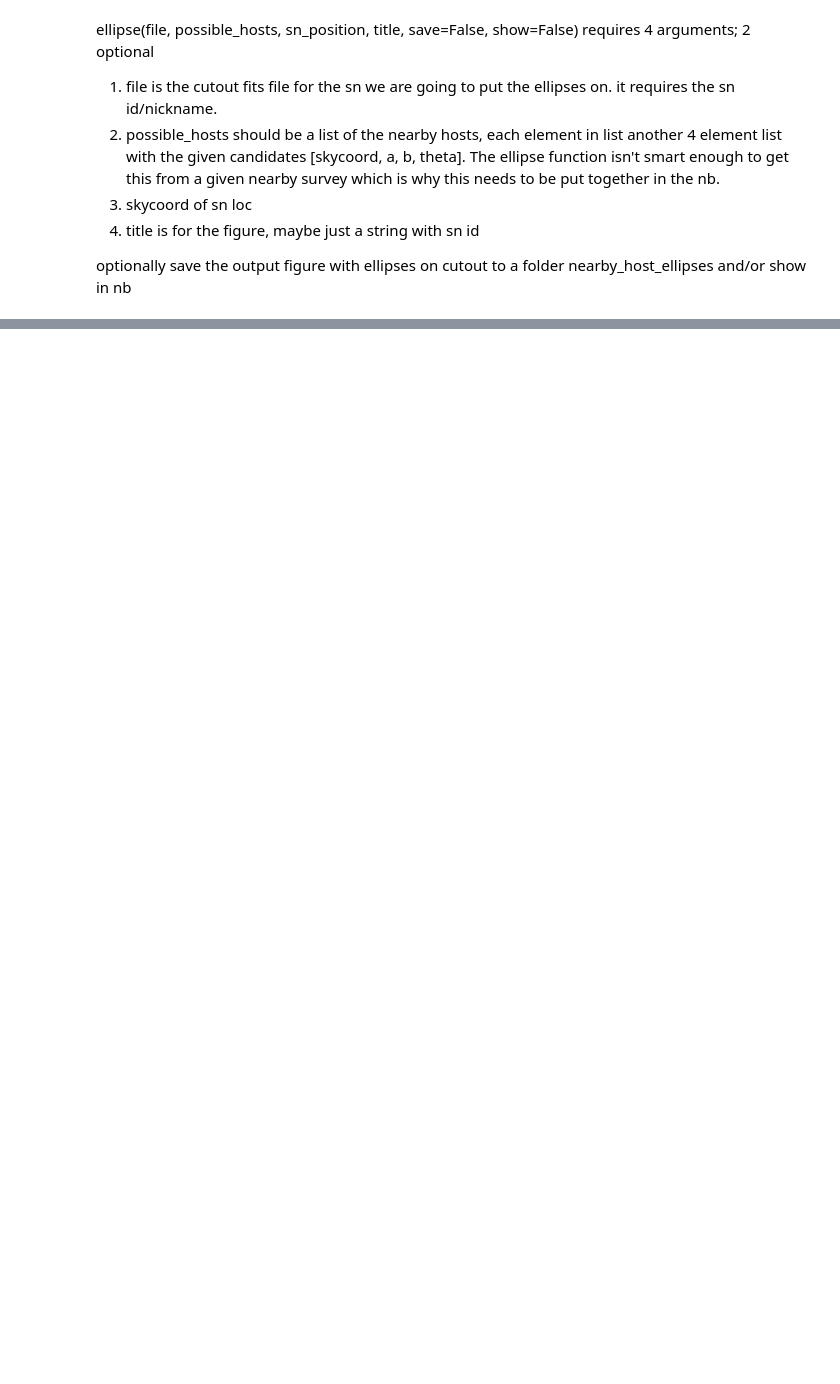
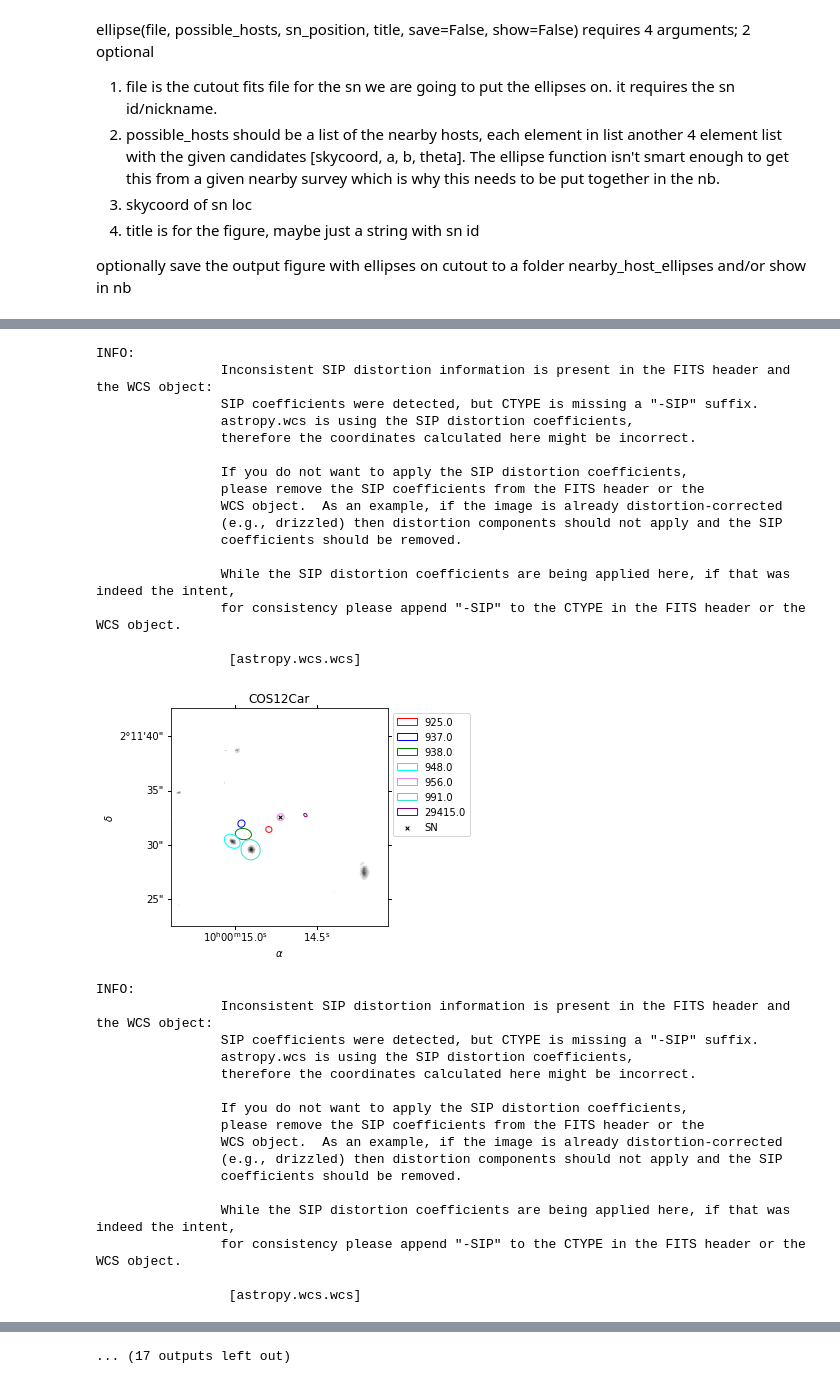
Before and after one commit to koconnor4/galaxy_catalogs, a Jupyter notebook: visualize_hosts/host_ell.ipynb, the cells around one changed output, grey strips where cells are left out. Drawn from its saved outputs; the diff is of its cells as text; code cells hidden in the pictures; blank space fills up the shorter version.

```diff
--- a/visualize_hosts/host_ell.ipynb
+++ b/visualize_hosts/host_ell.ipynb
@@ -235,0 +300,60 @@ for nick in nicks:
+# %%
+for i in range(len(candels_SNs)):
+    # the SN nickname
+    nick = nicks[i]
+    # the SN skycoord location
+    sn_loc = sn_coords[i]
+
+    # the nearby to the SN
+    nearby = nearbys[i]
+    # getting list of the ids, elliptical parameters for each nearby for this SN
+    ids = [i for i in nearby.mass[nearby.ids]]
+    nearby_coords = [i for i in nearby.gal_skycoords()]
+    a_ellipse = [np.float(i) for i in nearby.photom[nearby.a_ellip]]
+    b_ellipse = [np.float(i) for i in nearby.photom[nearby.b_ellip]]
+    theta_ellipse = [np.float(i) for i in nearby.photom[nearby.theta_ellip]]
+
+
+    # 5 element list, each element another x element list for a given SN with the x candidate parameters.
+    possible_hosts = [nearby_coords, a_ellipse, b_ellipse, theta_ellipse,ids]
+
+    # the ellipse 2nd argument wants a list with the x candidate parameters all together
+    # ie not [[all coords], [all a], [all b], [all theta]] rather [[coords,a,b,theta],...]
+    possible_hosts = list(zip(possible_hosts[0],possible_hosts[1],possible_hosts[2],possible_hosts[3],possible_hosts[4]))
+
+    #print(possible_hosts)
+    ellipse(nick.lower()+'.fits',possible_hosts,sn_loc,title=nick,save=False,show=True)
+# %% [output]
+INFO:
+                Inconsistent SIP distortion information is present in the FITS header and the WCS object:
+                SIP coefficients were detected, but CTYPE is missing a "-SIP" suffix.
+                astropy.wcs is using the SIP distortion coefficients,
+                therefore the coordinates calculated here might be incorrect.
+
+                If you do not want to apply the SIP distortion coefficients,
+                please remove the SIP coefficients from the FITS header or the
+                WCS object.  As an example, if the image is already distortion-corrected
+                (e.g., drizzled) then distortion components should not apply and the SIP
+                coefficients should be removed.
+
+                While the SIP distortion coefficients are being applied here, if that was indeed the intent,
+                for consistency please append "-SIP" to the CTYPE in the FITS header or the WCS object.
+
+                 [astropy.wcs.wcs]
+[figure, added]
+INFO:
+                Inconsistent SIP distortion information is present in the FITS header and the WCS object:
+                SIP coefficients were detected, but CTYPE is missing a "-SIP" suffix.
+                astropy.wcs is using the SIP distortion coefficients,
+                therefore the coordinates calculated here might be incorrect.
+
+                If you do not want to apply the SIP distortion coefficients,
+                please remove the SIP coefficients from the FITS header or the
+                WCS object.  As an example, if the image is already distortion-corrected
+                (e.g., drizzled) then distortion components should not apply and the SIP
+                coefficients should be removed.
+
+                While the SIP distortion coefficients are being applied here, if that was indeed the intent,
+                for consistency please append "-SIP" to the CTYPE in the FITS header or the WCS object.
+
+                 [astropy.wcs.wcs]
@@ -235,0 +399 @@ for nick in nicks:
+... (17 outputs left out)
```
Also changed, not shown: parts of 14 cells of this notebook, 1 other file.
